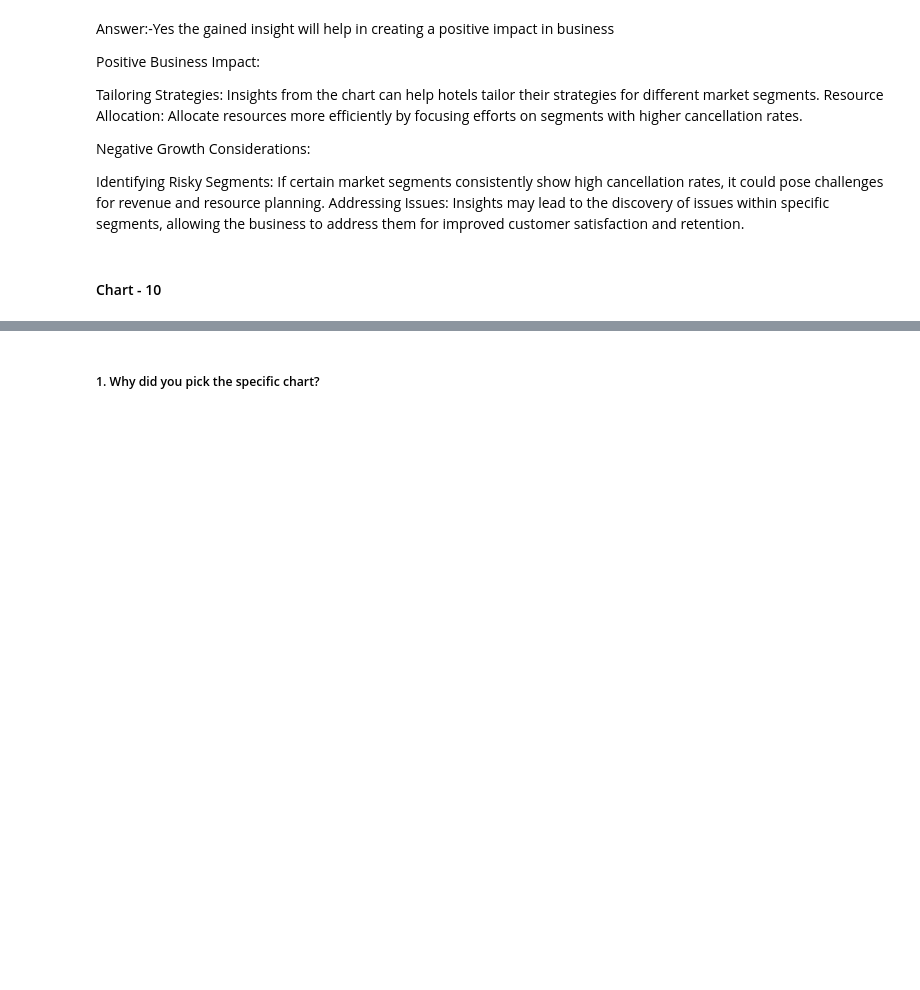
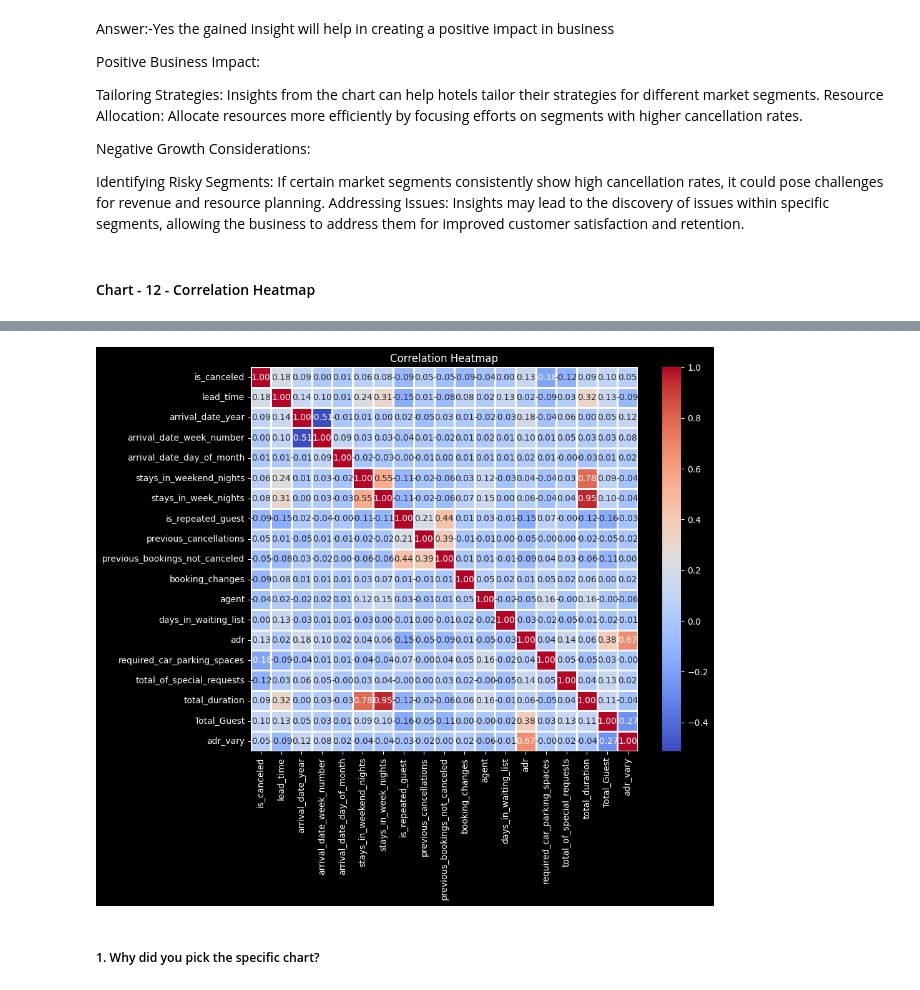
Before and after one commit to mohitwagishorg/Eda-project, a Jupyter notebook: Main_An_EDA_of_Hotel_Booking_Trends.ipynb, the cells around one changed output, grey strips where cells are left out. Drawn from its saved outputs; the diff is of its cells as text; code cells hidden in the pictures; blank space fills up the shorter version.

```diff
--- a/Main_An_EDA_of_Hotel_Booking_Trends.ipynb
+++ b/Main_An_EDA_of_Hotel_Booking_Trends.ipynb
@@ -457,6 +479,21 @@ h_df['total_duration']=h_df['stays_in_weekend_nights']+h_df['stays_in_week_night
 
 # Adding Total_Guest num as column, i.e. total people num = num of adults + children + babies
 h_df['Total_Guest'] = h_df['adults']+h_df['children']+h_df['babies']
+
+# adding country names corresponding to country code
+import pycountry
+
+# Function to get country name from country code
+def get_country_name(code):
+    try:
+        country = pycountry.countries.get(alpha_3=code)
+        return country.name
+    except AttributeError:
+        return 'Unknown'
+
+# Assuming your DataFrame is named h_df
+# Create a new column 'country_name' with country names
+h_df['country_name'] = h_df['country'].apply(get_country_name)
 # %% [markdown]
 ###Dropping duplicate and irrelevant rows
 # %%
@@ -468,6 +505,8 @@ h_df.drop('company',axis=1,inplace=True)
 h_df.drop(['adults', 'children','babies'], axis=1,inplace=True)
 # removing rows which contain total guests as Zero.
 h_df= h_df[h_df.Total_Guest > 0]
+#removing country column as added country name
+h_df.drop(['country'],axis=1,inplace=True)
 # %% [output]
 A value is trying to be set on a copy of a slice from a DataFrame
 
@@ -1052,4 +1084,4 @@ Negative Growth Considerations:
 Identifying Risky Segments: If certain market segments consistently show high cancellation rates, it could pose challenges for revenue and resource planning.
 Addressing Issues: Insights may lead to the discovery of issues within specific segments, allowing the business to address them for improved customer satisfaction and retention.
 # %% [markdown]
-#### Chart - 10
+#### Chart - 12 - Correlation Heatmap
@@ -1057,0 +1088,11 @@ Addressing Issues: Insights may lead to the discovery of issues within specific
+# %%
+# Correlation Heatmap visualization code
+# Calculate the correlation matrix
+correlation_matrix = h_df.corr()
+
+# Create a heatmap using Seaborn
+plt.figure(figsize=(10, 8))
+sns.heatmap(correlation_matrix, annot=True, cmap='coolwarm', fmt=".2f", linewidths=.8)
+plt.title("Correlation Heatmap")
+plt.show()
+# %% [output]
@@ -1058,3 +1100,4 @@ Addressing Issues: Insights may lead to the discovery of issues within specific
+[figure, added]
 # %% [markdown]
 ##### 1. Why did you pick the specific chart?
 # %% [markdown]
```
Also changed, not shown: parts of 53 cells of this notebook.
